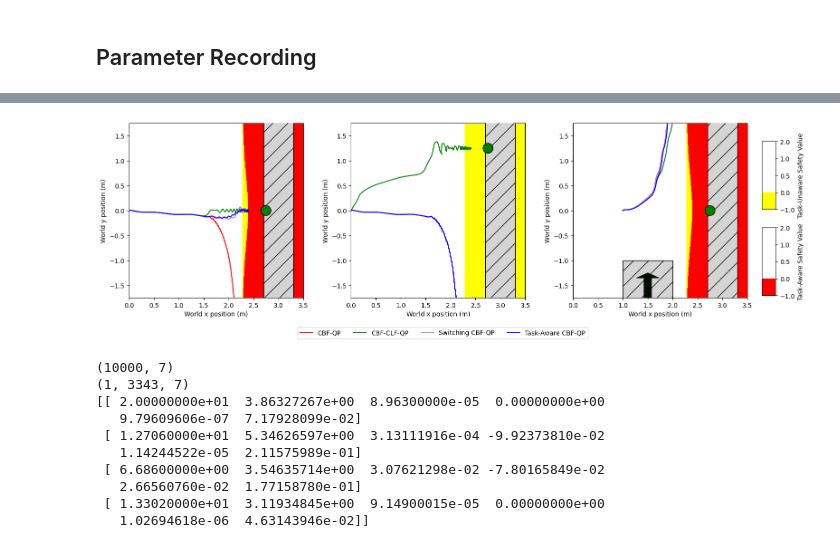
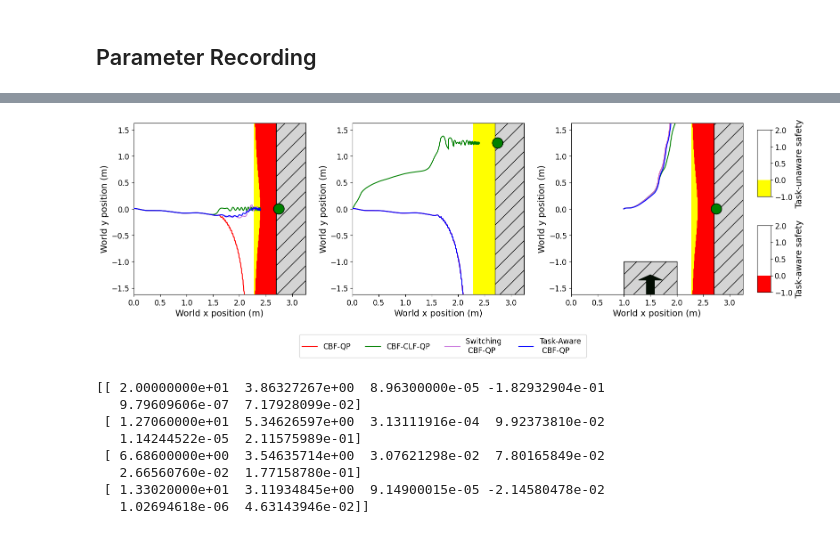
Before and after one commit to famsvip/Robot-Navigation-Collision-Avoidance-, a Jupyter notebook: data/plotting.ipynb, the cells around one changed output, grey strips where cells are left out. Cells and saved outputs as stored; diff of their text form; code cells hidden in the pictures.

```diff
--- a/data/plotting.ipynb
+++ b/data/plotting.ipynb
@@ -742,6 +741,15 @@ print(rotate_mean)
 # %%
 import numpy as np
 import matplotlib.pyplot as plt
+
+plt.rcParams.update({
+    "font.size": 14,          # base size
+    "axes.titlesize": 16,
+    "axes.labelsize": 14,
+    "xtick.labelsize": 12,
+    "ytick.labelsize": 12,
+    "legend.fontsize": 12,
+})
 
 weighted = np.load("../pointcloud/workspace_weighted_point.npy")
 
@@ -751,11 +759,10 @@ fig, ax = plt.subplots()
 ax.plot(rows, weighted[:, 0], label=r'$p_{ref}$ x position')
 ax.plot(rows, weighted[:, 1], label=r'$p_{ref}$ y position')
 ax.plot(rows, weighted[:, 2], label=r'$p_{ref}$ z position')
-ax.set_xlabel('Sample')
+ax.set_xlabel('Total samples')
 ax.set_ylabel('Position (m)')
 ax.set_xlim(0.0, 11000)
 ax.set_ylim(0.0, 0.5)
-ax.grid(True)
 ax.legend()
 plt.show()
 # %% [output]
@@ -791,7 +798,7 @@ def consecutive_change(cmd_array):
 
 def val_extraction(vals):
     # Penetration depth
-    penetration = np.min([np.min(vals[0,0:,0]), 0])
+    penetration = np.max(-np.min(vals[0:,0]), 0)
     # Slack activation
     slack = np.max(vals[0,0:,-2])
     # Terminal velocity
@@ -976,6 +991,15 @@ import numpy as np
 from matplotlib.patches import Rectangle, Circle, Arrow
 
 fig, (ax1, ax2, ax3) = plt.subplots(1,3,figsize=(20, 5))
+
+plt.rcParams.update({
+    "font.size": 14,          # base size
+    "axes.titlesize": 16,
+    "axes.labelsize": 14,
+    "xtick.labelsize": 12,
+    "ytick.labelsize": 12,
+    "legend.fontsize": 12,
+})
 
 # Define thresholds and corresponding colors for task-unaware
 bounds2 = [-1, 0, 0.5, 1, 2.0]
@@ -996,7 +1020,7 @@ separated = np.load("./CBF-CLF/separated_pos_scenario1.npy")
 base = np.load("./base_CBF/base_pos_scenario1.npy")
 switching = np.load("./switching_CBF/switching_pos.npy")
 
-rect = Rectangle((2.7, -1.8), width=0.6, height=3.6,
+rect = Rectangle((2.7, -1.625), width=0.6, height=3.25,
                  edgecolor='black', facecolor=(0.83, 0.83, 0.83), hatch="/", zorder=3)
 circle_target = Circle((2.75, 0.0), radius=0.1, edgecolor="black", facecolor="green", zorder=3)
 ax1.add_patch(rect)
@@ -1004,8 +1028,8 @@ ax1.add_patch(circle_target)
 
 ax1.plot(base[:,0], base[:,1], color="r", label="CBF-QP", zorder=3)
 ax1.plot(separated[:,0], separated[:,1], color="g", label="CBF-CLF-QP",zorder=3)
-ax1.plot(switching[:,0], switching[:,1], color="#c977dd", label="Switching CBF-QP", zorder=3)
-ax1.plot(composite[:,0], composite[:,1], color="b", label="Task-Aware CBF-QP", zorder=3)
+ax1.plot(switching[:,0], switching[:,1], color="#c977dd", label="Switching \n CBF-QP", zorder=3)
+ax1.plot(composite[:,0], composite[:,1], color="b", label="Task-Aware \n CBF-QP", zorder=3)
 
 task_safety_plot = ax1.scatter(
     safety_map_task[:, 0],  # x
@@ -1029,13 +1053,13 @@ taskless_safety_plot = ax1.scatter(
 
 fig.subplots_adjust(right=0.82)
 
-cbar_ax1 = fig.add_axes([0.83, 0.5, 0.015, 0.3])
+cbar_ax1 = fig.add_axes([0.83, 0.55, 0.015, 0.3])
 cbar_ax2 = fig.add_axes([0.83, 0.12, 0.015, 0.3])
-fig.colorbar(taskless_safety_plot, cax=cbar_ax1, label='Task-Unaware Safety Value')
-fig.colorbar(task_safety_plot, cax=cbar_ax2, label='Task-Aware Safety Value')
+fig.colorbar(taskless_safety_plot, cax=cbar_ax1, label='Task-unaware safety')
+fig.colorbar(task_safety_plot, cax=cbar_ax2, label='Task-aware safety')
 
-ax1.set_xlim(0.0, 3.5)
-ax1.set_ylim(-1.75, 1.75)
+ax1.set_xlim(0.0, 3.25)
+ax1.set_ylim(-1.625, 1.625)
 ax1.set_xlabel('World x position (m)')
 ax1.set_ylabel('World y position (m)')
 ax1.add_patch(rect)
@@ -1050,7 +1074,7 @@ separated = np.load("./CBF-CLF/separated_pos_scenario2.npy")
 base = np.load("./base_CBF/base_pos_scenario2.npy")
 switching = np.load("./switching_CBF/switching_pos_scenario2.npy")
 
-rect = Rectangle((2.7, -1.8), width=0.6, height=3.6,
+rect = Rectangle((2.7, -1.625), width=0.6, height=3.25,
                  edgecolor='black', facecolor=(0.83, 0.83, 0.83), hatch="/", zorder=3)
 circle_target = Circle((2.75, 1.25), radius=0.1, edgecolor="black", facecolor="green", zorder=3)
 ax2.add_patch(rect)
@@ -1060,8 +1084,8 @@ ax2.plot(base[:,0], base[:,1], color="r", label="CBF-QP")
 ax2.plot(separated[:,0], separated[:,1], color="g", label="CBF-CLF-QP", zorder=3)
 ax2.plot(switching[:,0], switching[:,1], color="#c977dd", label="Switching CBF-QP", zorder=3)
 ax2.plot(composite[:,0], composite[:,1], color="b", label="Task-Aware CBF-QP", zorder=3)
-ax2.set_xlim(0.0, 3.5)
-ax2.set_ylim(-1.75, 1.75)
+ax2.set_xlim(0.0, 3.25)
+ax2.set_ylim(-1.625, 1.625)
 ax2.set_aspect('equal')
 plt.grid(False)
 ax2.set_xlabel("World x position (m)")
@@ -1096,7 +1120,7 @@ separated = np.load("./CBF-CLF/separated_pos_scenario3.npy")
 base = np.load("./base_CBF/base_pos_scenario3.npy")
 switching = np.load("./switching_CBF/switching_pos_scenario3.npy")
 
-rect_obs = Rectangle((2.7, -1.8), width=0.6, height=3.6,
+rect_obs = Rectangle((2.7, -1.625), width=0.6, height=3.25,
                  edgecolor='black', facecolor=(0.83, 0.83, 0.83), hatch="/", zorder=3)
 rect_moving = Rectangle((1, -2), width=1, height=1,
                  edgecolor='black', facecolor=(0.83, 0.83, 0.83), hatch="/", zorder=3)
@@ -1111,43 +1135,43 @@ ax3.plot(base[:,0], base[:,1], color="r", label="CBF-QP")
 ax3.plot(separated[:,0], separated[:,1], color="g", label="CBF-CLF-QP")
 ax3.plot(switching[:,0], switching[:,1], color="#c977dd", label="Switching CBF-QP")
 ax3.plot(composite[:,0], composite[:,1], color="b", label="Task-Aware CBF-QP")
-ax3.set_xlim(0.0, 3.5)
-ax3.set_ylim(-1.75, 1.75)
+ax3.set_xlim(0.0, 3.25)
+ax3.set_ylim(-1.625, 1.625)
 ax3.set_aspect('equal')
 plt.grid(False)
 ax3.set_xlabel("World x position (m)")
 ax3.set_ylabel("World y position (m)")
 
 task_safety_plot = ax3.scatter(
     safety_map_task[:, 0],  # x
     safety_map_task[:, 1],  # y
     c=safety_map_task[:, 2],  # h value = color
     cmap=cmap,
     norm=norm,
     s=10,  # dot size
     zorder=2
 )
 
 taskless_safety_plot = ax3.scatter(
     safety_map_taskless[:, 0],  # x
     safety_map_taskless[:, 1],  # y
     c=safety_map_taskless[:, 2],  # h value = color
     cmap=cmap2,
     norm=norm2,
     s=10, # dot size
     zorder=1
 )
 
 handles, labels = ax1.get_legend_handles_labels()
 order = [0,1,2,3]
 ax1.legend([handles[i] for i in order], [labels[i] for i in order],
           loc='center',
-          bbox_to_anchor=(1.8, -0.2),
+          bbox_to_anchor=(1.8, -0.3),
           ncol=4)  # number of columns)
 
 plt.show()
 # %% [output]
-[figure, old version]
+[figure, new version]
 # %%
 import numpy as np
 
@@ -1217,16 +1245,17 @@ parameters_scenario1 = np.vstack((parameters_scenario1, parameter_curve(points_s
 parameters_scenario1 = np.vstack((parameters_scenario1, parameter_curve(points_switching, cmds_switching, vals_switching)))
 parameters_scenario1 = np.vstack((parameters_scenario1, parameter_curve(points_composite, cmds_composite, vals_composite)))
 print(parameters_scenario1)
+
+parameters_scenario1[0,0:2] = np.zeros(2)
+parameters_scenario1[0,-1] = 0
 # %% [output]
-(10000, 7)
-(1, 3343, 7)
-[[ 2.00000000e+01  3.86327267e+00  8.96300000e-05  0.00000000e+00
+[[ 2.00000000e+01  3.86327267e+00  8.96300000e-05 -1.82932904e-01
    9.79609606e-07  7.17928099e-02]
- [ 1.27060000e+01  5.34626597e+00  3.13111916e-04 -9.92373810e-02
+ [ 1.27060000e+01  5.34626597e+00  3.13111916e-04  9.92373810e-02
    1.14244522e-05  2.11575989e-01]
- [ 6.68600000e+00  3.54635714e+00  3.07621298e-02 -7.80165849e-02
+ [ 6.68600000e+00  3.54635714e+00  3.07621298e-02  7.80165849e-02
    2.66560760e-02  1.77158780e-01]
- [ 1.33020000e+01  3.11934845e+00  9.14900015e-05  0.00000000e+00
+ [ 1.33020000e+01  3.11934845e+00  9.14900015e-05 -2.14580478e-02
    1.02694618e-06  4.63143946e-02]]
 # %%
 # Scenario 2
```
Also changed, not shown: parts of 25 cells of this notebook, 13 other files.
